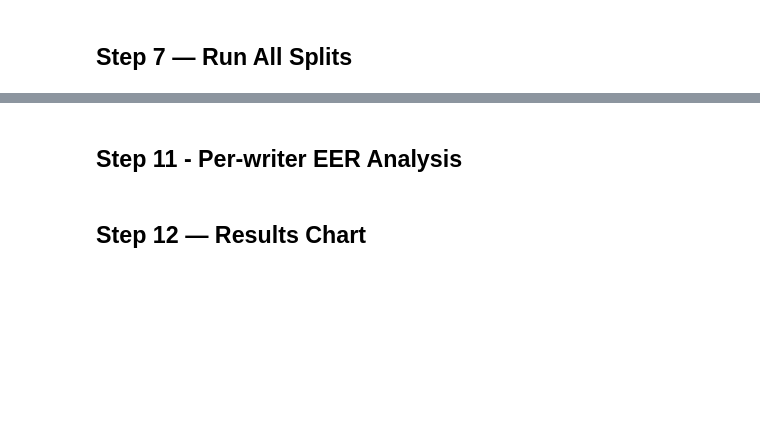
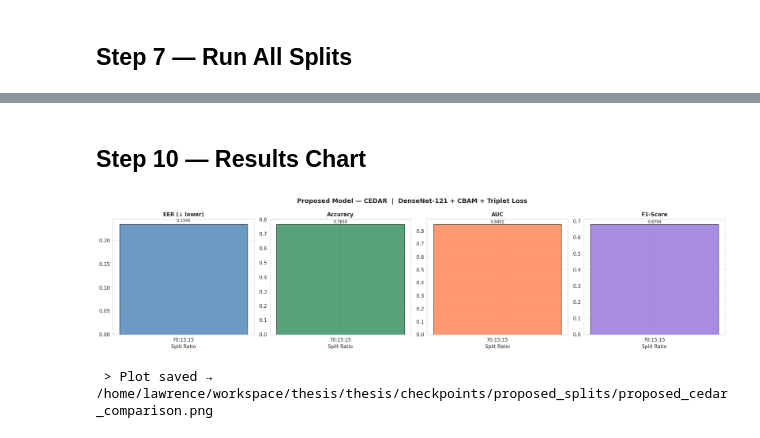
Before and after one commit to Pawieee/thesis, a Jupyter notebook: notebooks/tDCBAM_bengali.ipynb, the cells around one changed output, grey strips where cells are left out. Drawn from its saved outputs; the diff is of its cells as text; code cells hidden in the pictures; blank space fills up the shorter version.

```diff
--- a/notebooks/tDCBAM_bengali.ipynb
+++ b/notebooks/tDCBAM_bengali.ipynb
@@ -756,7 +733,7 @@ for ratio in SPLIT_RATIOS:
     print(f"  Writers — Train: {len(train_dict)} | "
           f"Val: {len(val_dict)} | Test: {len(test_dict)}")
 
-    # ── Train ─────────────────────────────────────────────────────────────────
+    # ── Triplet Training ──────────────────────────────────────────────────────
     seed_everything(42)
     checkpoint_path = os.path.join(exp_dir, "best_triplet_model.pth")
     t0_train = time.time()
@@ -780,20 +757,21 @@ for ratio in SPLIT_RATIOS:
     # ── Record results ────────────────────────────────────────────────────────
     key = f"{DATASET_NAME} ({split_label})"
     all_results[key] = {
-        'dataset':            DATASET_NAME,
-        'split':              split_label,
-        'train_users':        len(train_dict),
-        'val_users':          len(val_dict),
-        'test_users':         len(test_dict),
-        'eer':                float(best_metrics['eer']),
-        'accuracy':           float(best_metrics['accuracy']),
-        'auc':                float(best_metrics['auc']),
-        'precision':          float(best_metrics.get('precision', 0)),
-        'recall':             float(best_metrics.get('recall',    0)),
-        'f1':                 float(best_metrics.get('f1',        0)),
+        'dataset':     DATASET_NAME,
+        'split':       split_label,
+        'train_users': len(train_dict),
+        'val_users':   len(val_dict),
+        'test_users':  len(test_dict),
+        'eer':         float(best_metrics['eer']),
+        'accuracy':    float(best_metrics['accuracy']),
+        'auc':         float(best_metrics['auc']),
+        'precision':   float(best_metrics.get('precision', 0)),
+        'recall':      float(best_metrics.get('recall',    0)),
+        'f1':          float(best_metrics.get('f1',        0)),
     }
     timing_log[key] = {
-        'train_s': round(t_train, 1)
+        'train_s': round(t_train, 1),
+        'total_s': round(t_train, 1)
     }
 
     print(f"  RESULT [{split_label}]: "
@@ -1056,2 +1038,0 @@ else:
-# %% [markdown]
-## Step 11 - Per-writer EER Analysis
@@ -1141,41 +1039,38 @@ print(f" > Per-writer EER saved → {per_writer_path}")
 # %% [markdown]
-## Step 12 — Results Chart
+## Step 10 — Results Chart
 # %%
 fig, axes = plt.subplots(1, 4, figsize=(20, 5))
 fig.suptitle(
-    f'Proposed Model — {DATASET_NAME}  |  '
-    f'DenseNet-121 + CBAM + Triplet Loss',
+    f'Proposed Model — {DATASET_NAME}  |  DenseNet-121 + CBAM + Triplet Loss',
     fontsize=14, fontweight='bold'
 )
 
 for ax, metric, title, color in zip(
         axes,
         ['eer',           'accuracy',  'auc',   'f1'],
         ['EER (↓ lower)', 'Accuracy',  'AUC',   'F1-Score'],
         ['steelblue',     'seagreen',  'coral', 'mediumpurple']):
 
     split_labels = [r.replace('_', ':') for r in SPLIT_RATIOS]
     values = [
-        all_results.get(
-            f"{DATASET_NAME} ({r.replace('_', ':')})", {}
-        ).get(metric, 0)
+        all_results.get(f"{DATASET_NAME} ({r.replace('_', ':')})", {}).get(metric, 0)
         for r in SPLIT_RATIOS
     ]
 
-    bars = ax.bar(split_labels, values, color=color,
-                  alpha=0.8, edgecolor='black')
+    bars = ax.bar(split_labels, values, color=color, alpha=0.8, edgecolor='black')
     ax.set_xlabel('Split Ratio', fontsize=11)
     ax.set_title(title, fontsize=12, fontweight='bold')
     ax.grid(alpha=0.3, axis='y')
     for bar, val in zip(bars, values):
-        ax.text(
-            bar.get_x() + bar.get_width() / 2,
-            bar.get_height() + 0.004,
-            f'{val:.4f}', ha='center', va='bottom', fontsize=9
-        )
+        ax.text(bar.get_x() + bar.get_width() / 2,
+                bar.get_height() + 0.004,
+                f'{val:.4f}', ha='center', va='bottom', fontsize=9)
 
 plt.tight_layout()
 plot_path = os.path.join(CHECKPOINT_DIR, f'proposed_{DATASET}_comparison.png')
 plt.savefig(plot_path, dpi=150, bbox_inches='tight')
 plt.show()
 print(f" > Plot saved → {plot_path}")
+# %% [output]
+[figure, added]
+ > Plot saved → /home/lawrence/workspace/thesis/thesis/checkpoints/proposed_splits/proposed_cedar_comparison.png
```
Also changed, not shown: parts of 15 cells of this notebook.
